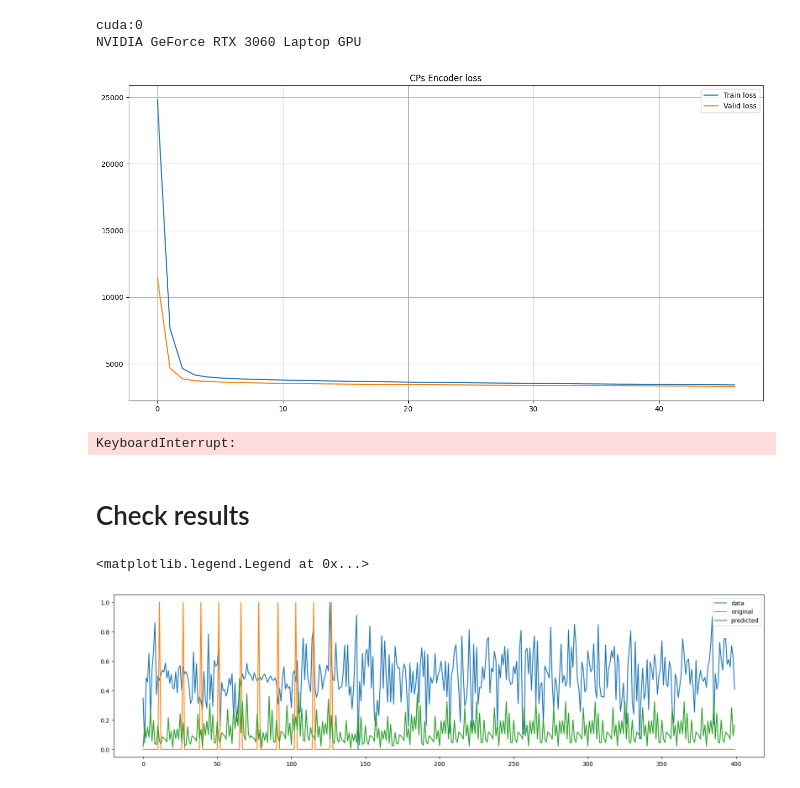
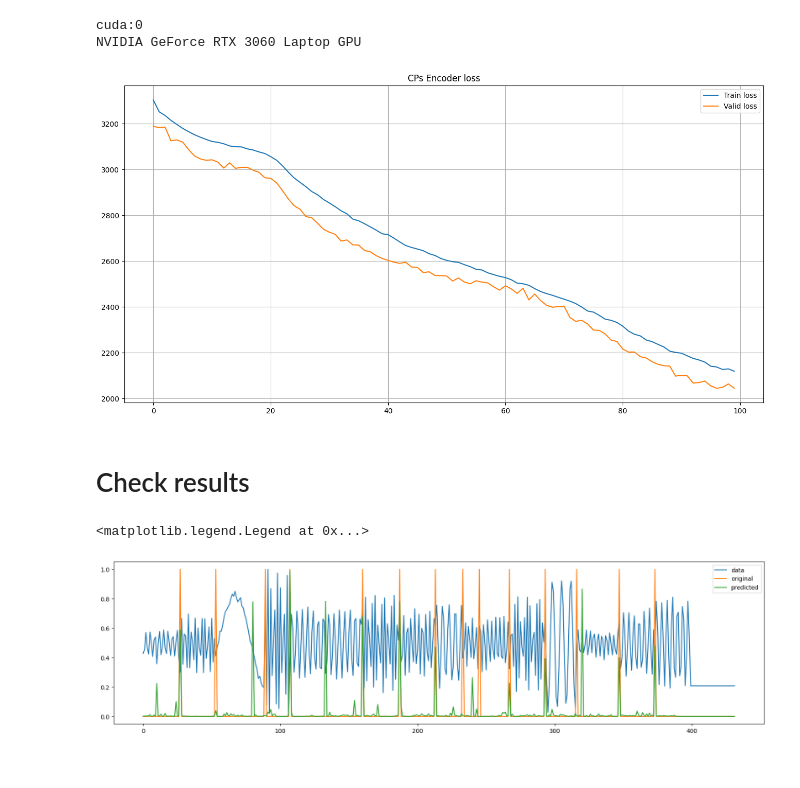
Before and after one commit to GishB/DirectionalDrillingChangePointDetection, a Jupyter notebook: src/experiments/EncoderPower.ipynb, the cells around one changed output. Cells and saved outputs as stored; diff of their text form; code cells hidden in the pictures.

```diff
--- a/src/experiments/EncoderPower.ipynb
+++ b/src/experiments/EncoderPower.ipynb
@@ -451,9 +199,9 @@ def generate_some_training_data(number_datasets=1000,
 # Define Data
 # %%
 # define encoder positional
-encoding_pos = PositionalEncoding(d_model=60)
+encoding_pos = PositionalEncoding(d_model=72)
 # %%
-time_series_train = generate_some_training_data(number_datasets=5000)
+time_series_train = generate_some_training_data(number_datasets=10000)
 time_series_valid = generate_some_training_data(number_datasets=1000)
 # %%
 train_dataset = TimeSeries(time_series=time_series_train)
@@ -564,17 +309,18 @@ optimizer = Adam(model.parameters(), lr=1e-5, weight_decay=0.6, foreach=False)
 loss_fn = nn.BCELoss(reduction="sum")
 # %%
-whole_train_valid_cycle(model, 50, 'CPs Encoder')
+whole_train_valid_cycle(model, 100, 'CPs Encoder')
 # %% [output]
-[figure, old version]
+[figure, new version]
-KeyboardInterrupt:
 # %% [markdown]
 # Check results
+# %%
+test_x, test_y = next(iter(valid_dataset))
 # %%
 plt.figure(figsize=(20,5))
 plt.plot(test_x.flatten(), label="data")
-plt.plot(original_test, label='original')
-plt.plot(array_out_numpy, label='predicted')
+plt.plot(test_y.flatten(), label='original')
+plt.plot(model(test_x.unsqueeze(0).to(device)).flatten().to("cpu").detach(), label='predicted')
 plt.legend()
 # %% [output]
 <matplotlib.legend.Legend at 0x...>
-[figure, old version]
+[figure, new version]
```
Also changed, not shown: parts of 16 cells of this notebook, 5 other files.
